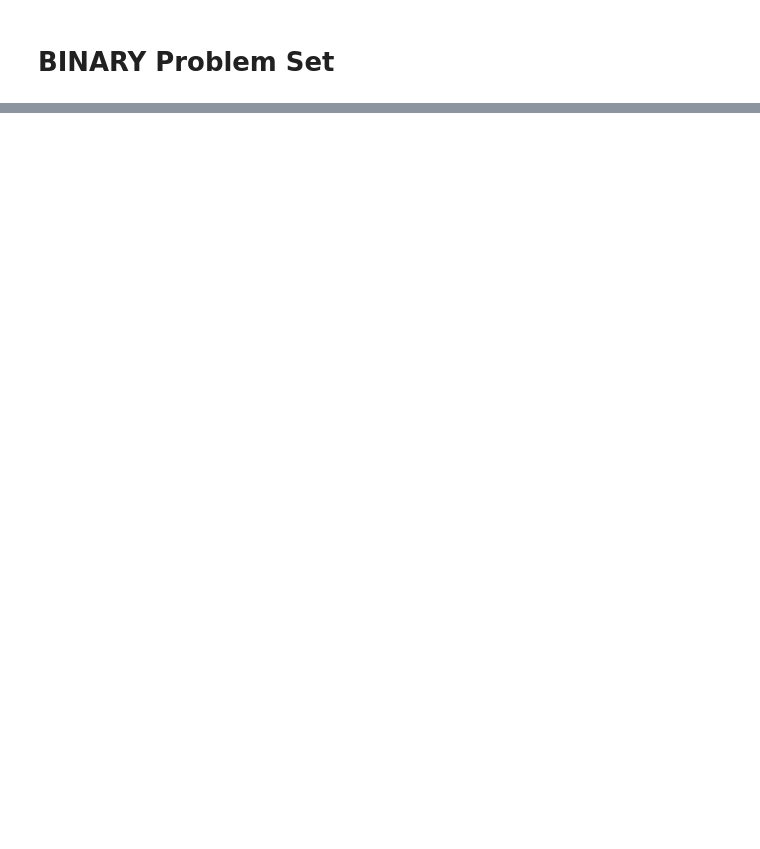
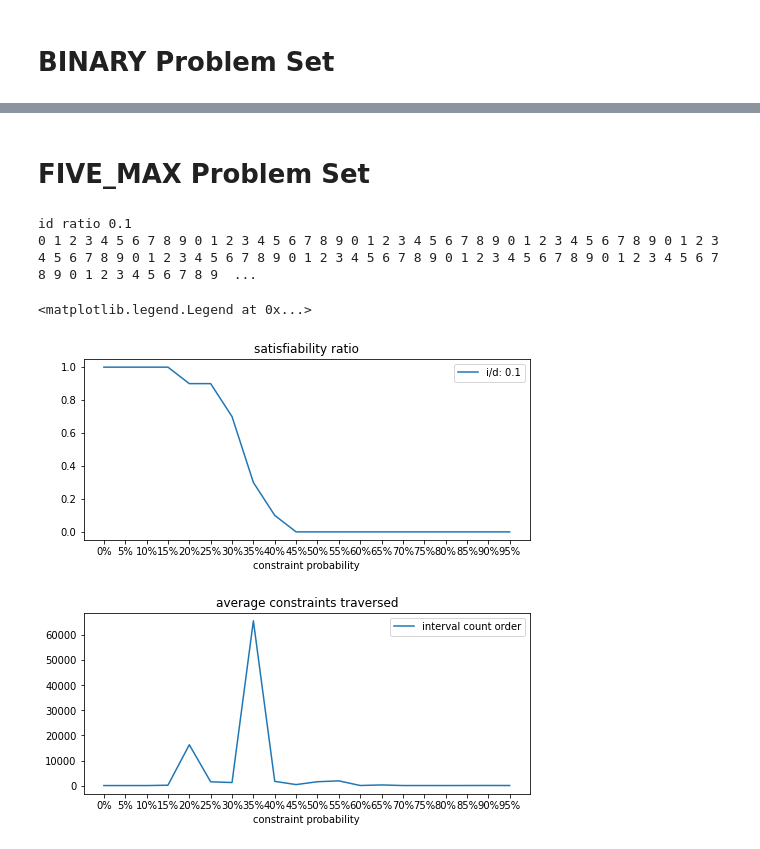
Before and after one commit to IvanDonat/tcsp, a Jupyter notebook: randomised_plot/experiments.ipynb, the cells around one changed output, grey strips where cells are left out. Cells and saved outputs as stored; diff of their text form; code cells hidden in the pictures; blank space fills up the shorter version.

```diff
--- a/randomised_plot/experiments.ipynb
+++ b/randomised_plot/experiments.ipynb
@@ -244,0 +310,73 @@ id ratio 0.1
+# %% [markdown]
+# FIVE_MAX Problem Set
+# %%
+def f(range_left=-100, range_right=100, ratio=0.5):
+    domain_size = range_right - range_left
+    step = ratio*domain_size
+    a = randint(0, int(1/ratio) - 1)
+    return range_left + a*step, range_left + (a+1)*step
+
+# percent satisfiable over constraint probability on everything else fixed
+def try_sat(runs, num_vars, constr_prob, interval_domain_ratio):
+    consistent = 0
+    calls_least = 0
+    calls_first = 0
+
+    for run in range(runs):
+        print(run, end=" ")
+        T = generate_problem(-100, 100,
+                             f,
+                             num_vars, constr_prob, 1, 5,
+                             ratio=interval_domain_ratio)
+
+
+        #sol = solve(num_vars, T, pick_constraint=pick_first, break_on_sat=True)[0]
+        #calls_first += sol['total']
+        calls_first = 0
+        sol = solve(num_vars, T, pick_constraint=pick_least_intervals, break_on_sat=True)[0]
+        calls_least += sol['total']
+
+        if sol['consistent'] > 0:
+            consistent += 1
+
+    return (consistent / runs, calls_least / runs, calls_first / runs)
+
+
+fig, axs = plt.subplots(2, figsize=(8, 8))
+fig.subplots_adjust(hspace=0.4)
+axs[0].set_xlabel('constraint probability')
+axs[0].set_title('satisfiability ratio')
+axs[1].set_xlabel('constraint probability')
+axs[1].set_title('average constraints traversed')
+
+for idr in range(1, 2, 1):
+    interval_domain_ratio = idr/10
+
+    print('id ratio', interval_domain_ratio)
+    x_axis = []
+    graph = []
+    calls_least = []
+    calls_first = []
+    for prob in range(0, 100, 5):
+        x_axis.append(f'{prob}%')
+        sat, n_calls_least, n_calls_first = try_sat(
+            runs=10,
+            num_vars=12,
+            constr_prob=prob/100,
+            interval_domain_ratio=interval_domain_ratio,
+        )
+        graph.append(sat)
+        calls_least.append(n_calls_least)
+        calls_first.append(n_calls_first)
+
+    axs[0].plot(x_axis, graph, label=f'i/d: {interval_domain_ratio}')
+    axs[1].plot(x_axis, calls_least, label=f'interval count order')
+    #axs[1].plot(x_axis, calls_first, label=f'no order')
+
+axs[0].legend()
+axs[1].legend()
+# %% [output]
+id ratio 0.1
+0 1 2 3 4 5 6 7 8 9 0 1 2 3 4 5 6 7 8 9 0 1 2 3 4 5 6 7 8 9 0 1 2 3 4 5 6 7 8 9 0 1 2 3 4 5 6 7 8 9 0 1 2 3 4 5 6 7 8 9 0 1 2 3 4 5 6 7 8 9 0 1 2 3 4 5 6 7 8 9 0 1 2 3 4 5 6 7 8 9 0 1 2 3 4 5 6 7 8 9  ...
+<matplotlib.legend.Legend at 0x...>
+[figure, added]
```
Also changed, not shown: parts of 3 cells of this notebook, 3 other files.
